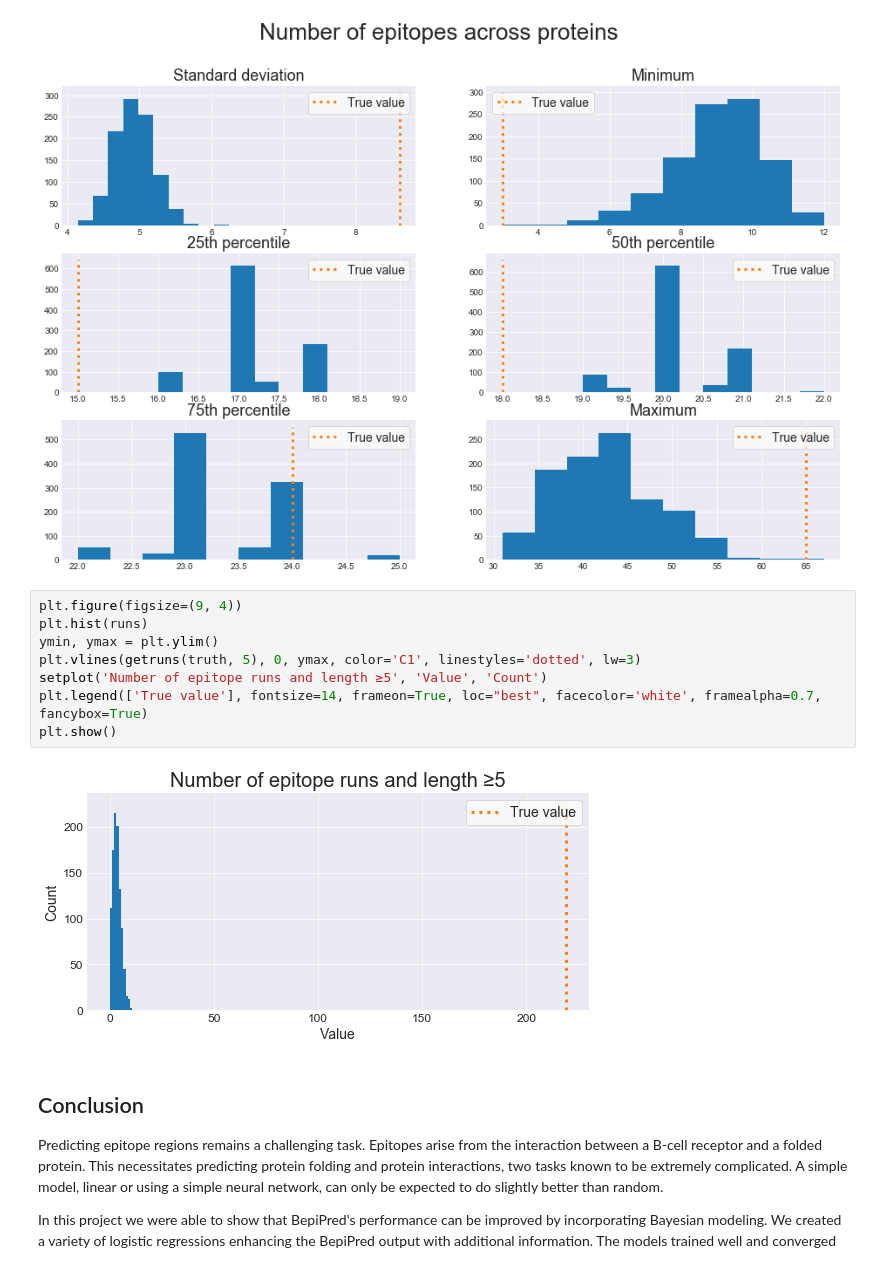
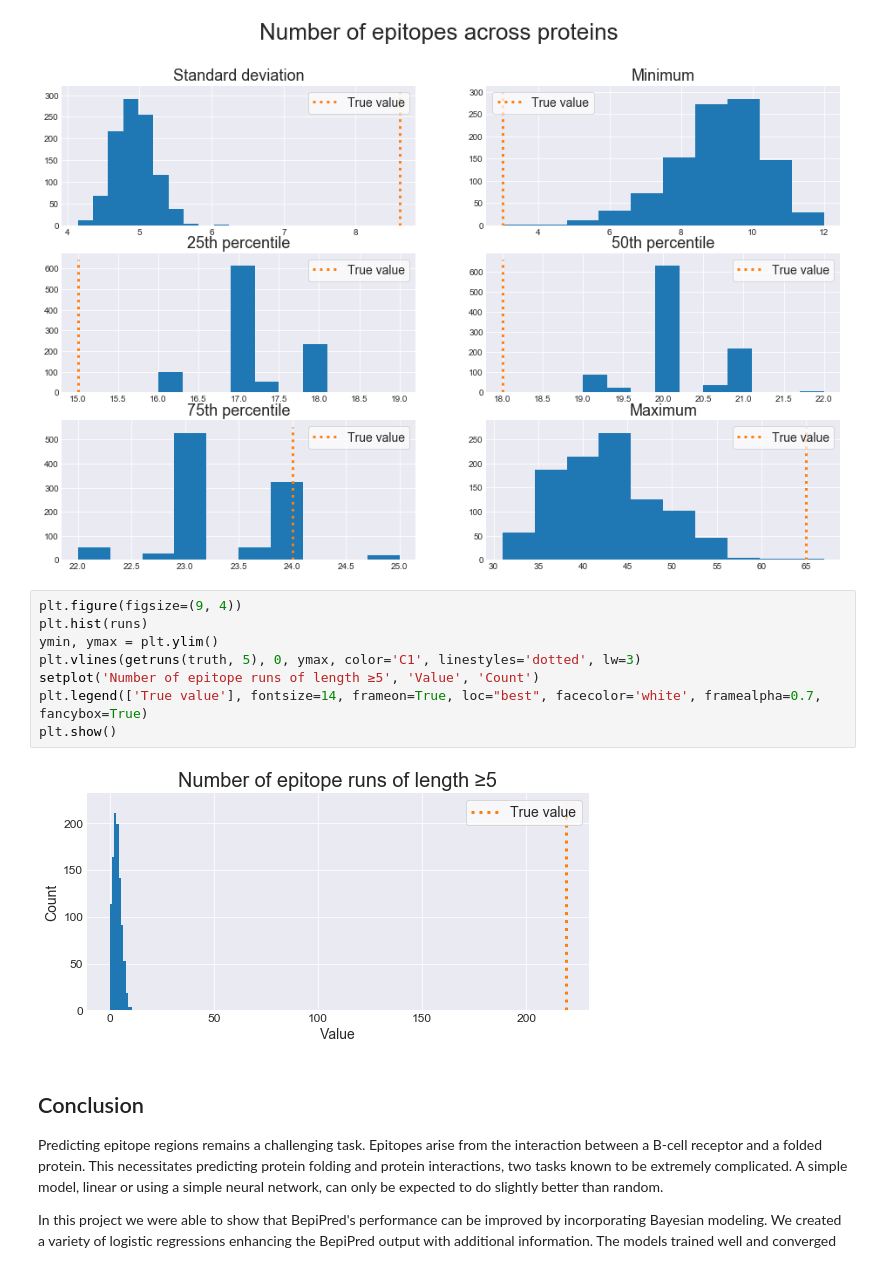
Before and after one commit to BirkirRey/BayesianBepipred, a Jupyter notebook: jakob_dennis/report_nissen_pohl.ipynb, the cells around one changed output. Saved outputs shown, nothing was run; the diff lists cells and outputs as text.

```diff
--- a/jakob_dennis/report_nissen_pohl.ipynb
+++ b/jakob_dennis/report_nissen_pohl.ipynb
@@ -865,13 +865,13 @@ plt.show()
 # %%
 plt.figure(figsize=(9, 4))
 plt.hist(runs)
 ymin, ymax = plt.ylim()
 plt.vlines(getruns(truth, 5), 0, ymax, color='C1', linestyles='dotted', lw=3)
-setplot('Number of epitope runs and length ≥5', 'Value', 'Count')
+setplot('Number of epitope runs of length ≥5', 'Value', 'Count')
 plt.legend(['True value'], fontsize=14, frameon=True, loc="best", facecolor='white', framealpha=0.7, fancybox=True)
 plt.show()
 # %% [output]
-[figure, old version]
+[figure, new version]
 # %% [markdown]
 ## Conclusion
 
```
Also changed, not shown: parts of 15 cells of this notebook.
